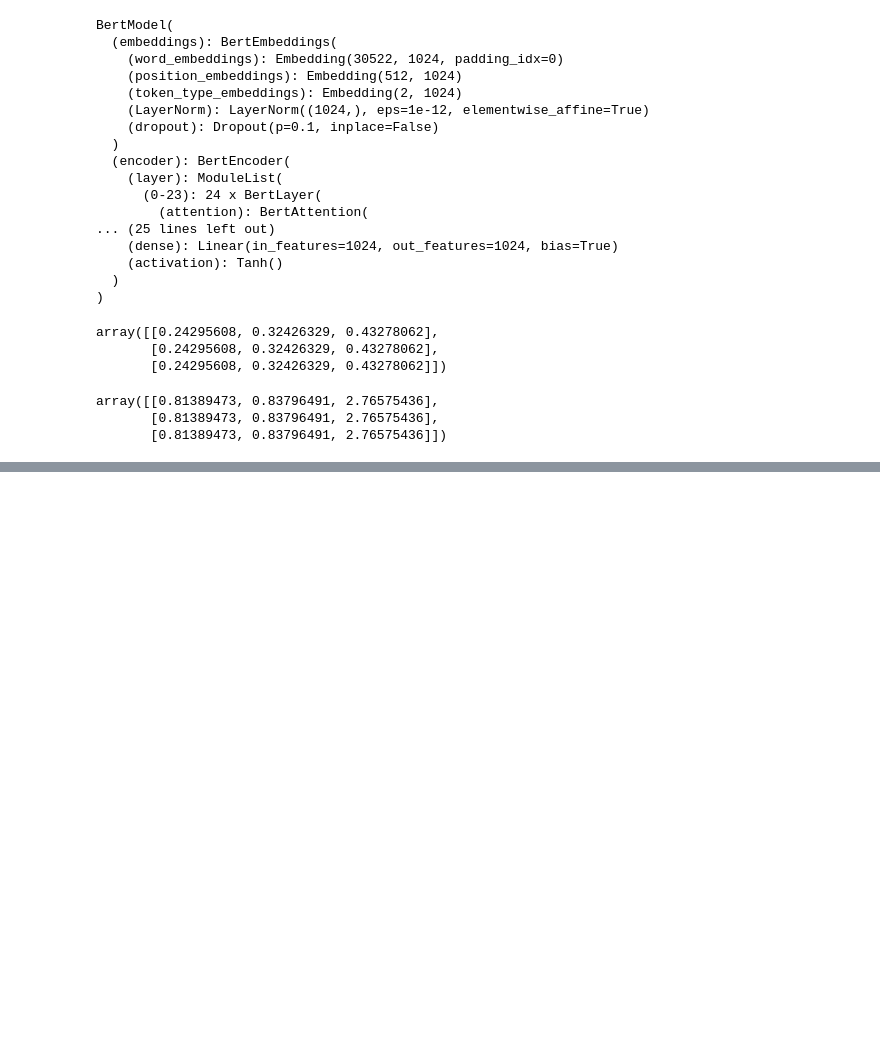
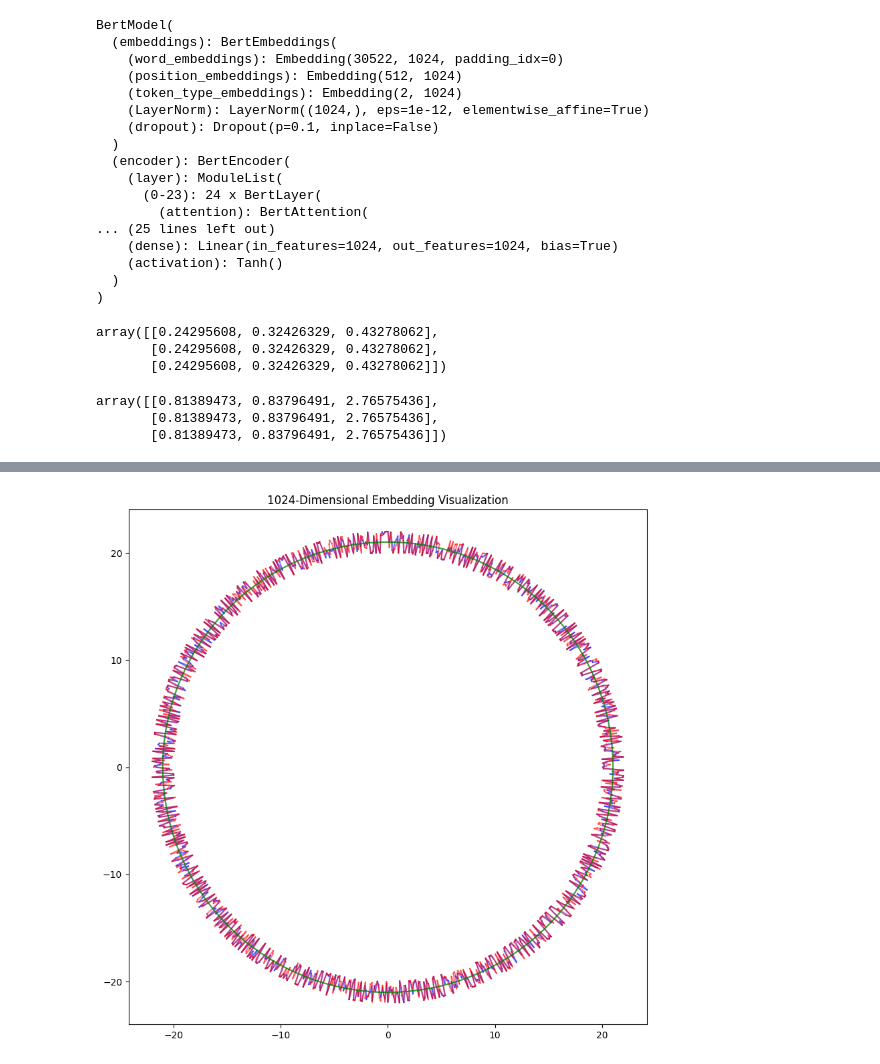
Before and after one commit to Antel0pe/FantasyArchetypesInSemanticSpace, a Jupyter notebook: notebooks/SimilarityBetweenHiddenLayers.ipynb, the cells around one changed output, grey strips where cells are left out. Drawn from its saved outputs; the diff is of its cells as text; code cells hidden in the pictures; blank space fills up the shorter version.

```diff
--- a/notebooks/SimilarityBetweenHiddenLayers.ipynb
+++ b/notebooks/SimilarityBetweenHiddenLayers.ipynb
@@ -1462,6 +1462,14 @@ result = softmax @ XV
 ----
 softmax(X @ KQ @ X.T * scale) @ (X @ V) = Result
 '''
+# %%
+def getEmbedding(text):
+    outputs = model(**tokenizer(text, return_tensors='pt'))
+    target_embedding = outputs.pooler_output[0]
+    return target_embedding
+
+def getNumpyEmbedding(text):
+    return getEmbedding(text).cpu().detach().clone().numpy()
 # %%
 import numpy as np
 import matplotlib.pyplot as plt
@@ -1504,0 +1515,9 @@ if __name__ == "__main__":
+# %%
+neutral_embedding = np.random.uniform(0, 0.01, 1024)
+embeddings = [getNumpyEmbedding('magic is real'), getNumpyEmbedding('fantasy'), neutral_embedding]
+
+embeddings = [i+20 for i in embeddings]
+plot = plot_embedding_polygon(embeddings)
+plot.show()
+# %% [output]
+[figure, added]
```
Also changed, not shown: parts of 14 cells of this notebook.
